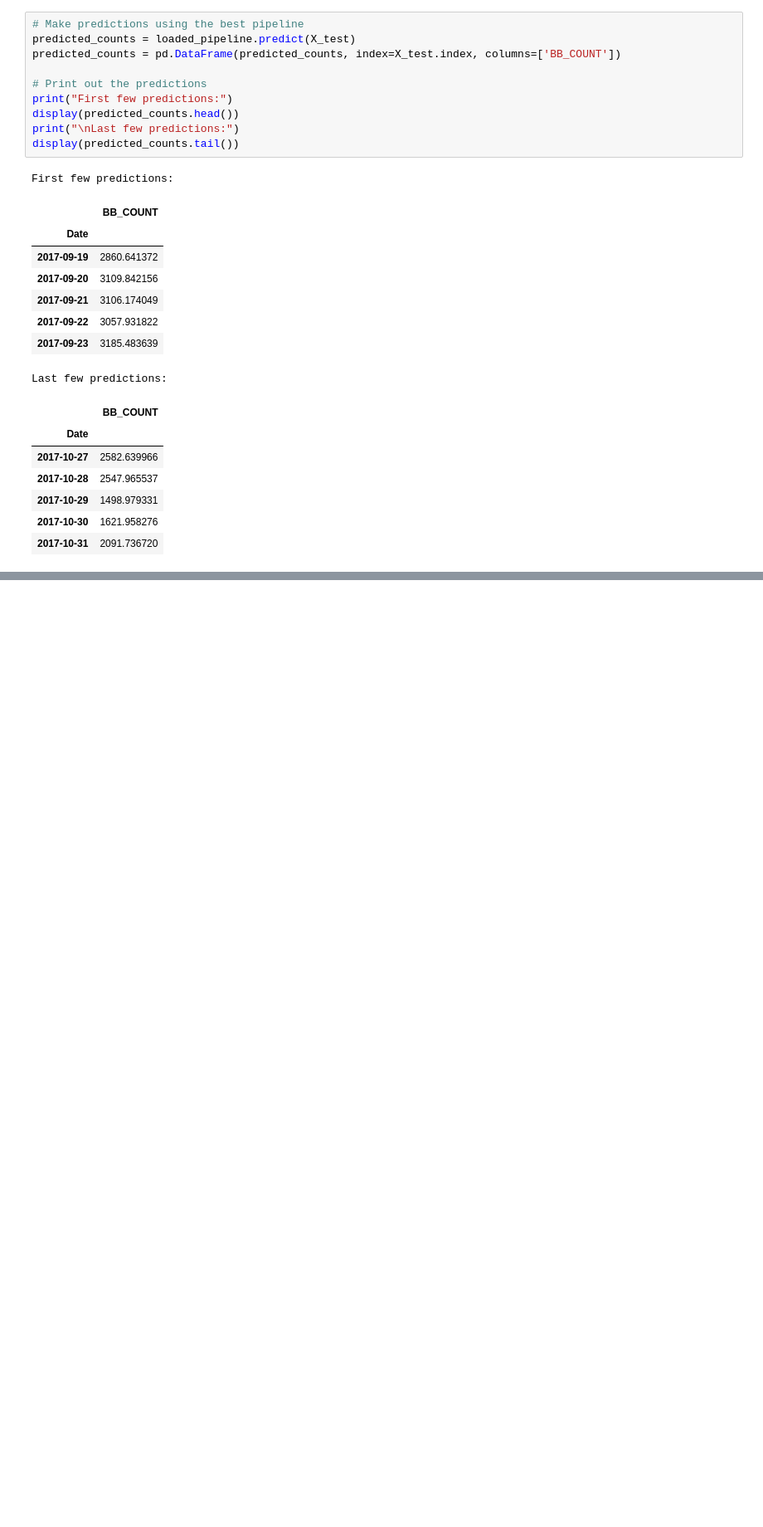
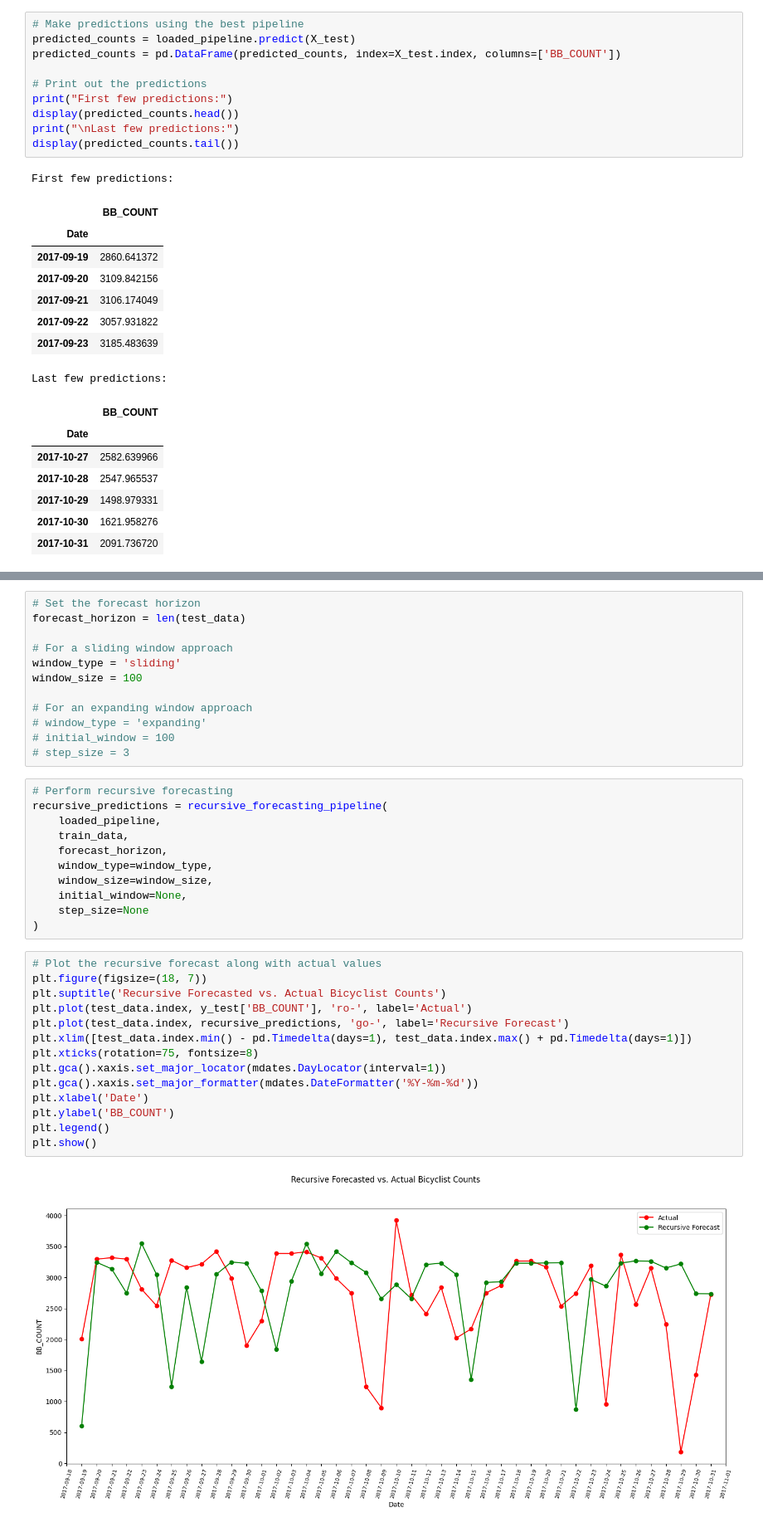
Before and after one commit to williamjowens/library-exploration, a Jupyter notebook: sklearn2pmml_feature_engine.ipynb, the cells around one changed output, grey strips where cells are left out. Shown at 83% size. Drawn from its saved outputs; the diff is of its cells as text; blank space fills up the shorter version.

```diff
--- a/sklearn2pmml.ipynb
+++ b/sklearn2pmml_feature_engine.ipynb
@@ -1701,0 +2214,39 @@ plt.show()
+# %%
+# Set the forecast horizon
+forecast_horizon = len(test_data)
+
+# For a sliding window approach
+window_type = 'sliding'
+window_size = 100
+
+# For an expanding window approach
+# window_type = 'expanding'
+# initial_window = 100
+# step_size = 3
+# %%
+# Perform recursive forecasting
+recursive_predictions = recursive_forecasting_pipeline(
+    loaded_pipeline,
+    train_data,
+    forecast_horizon,
+    window_type=window_type,
+    window_size=window_size,
+    initial_window=None,
+    step_size=None
+)
+# %%
+# Plot the recursive forecast along with actual values
+plt.figure(figsize=(18, 7))
+plt.suptitle('Recursive Forecasted vs. Actual Bicyclist Counts')
+plt.plot(test_data.index, y_test['BB_COUNT'], 'ro-', label='Actual')
+plt.plot(test_data.index, recursive_predictions, 'go-', label='Recursive Forecast')
+plt.xlim([test_data.index.min() - pd.Timedelta(days=1), test_data.index.max() + pd.Timedelta(days=1)])
+plt.xticks(rotation=75, fontsize=8)
+plt.gca().xaxis.set_major_locator(mdates.DayLocator(interval=1))
+plt.gca().xaxis.set_major_formatter(mdates.DateFormatter('%Y-%m-%d'))
+plt.xlabel('Date')
+plt.ylabel('BB_COUNT')
+plt.legend()
+plt.show()
+# %% [output]
+[figure, added]
```
Also changed, not shown: parts of 24 cells of this notebook.
